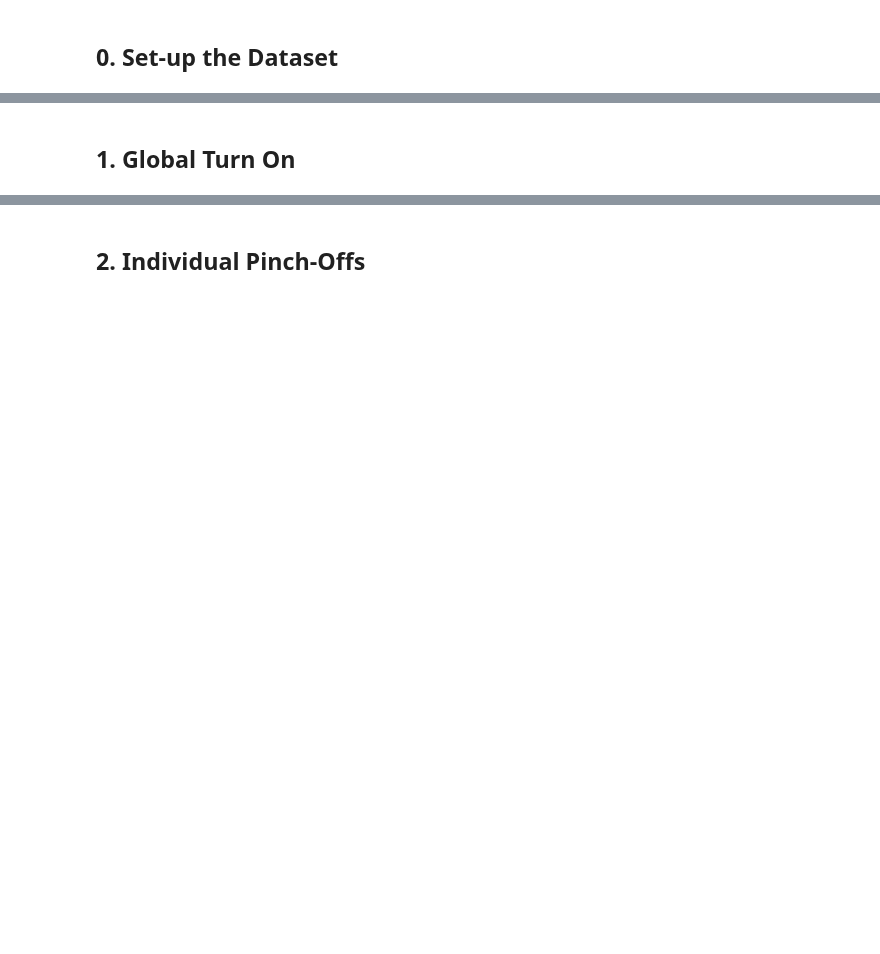
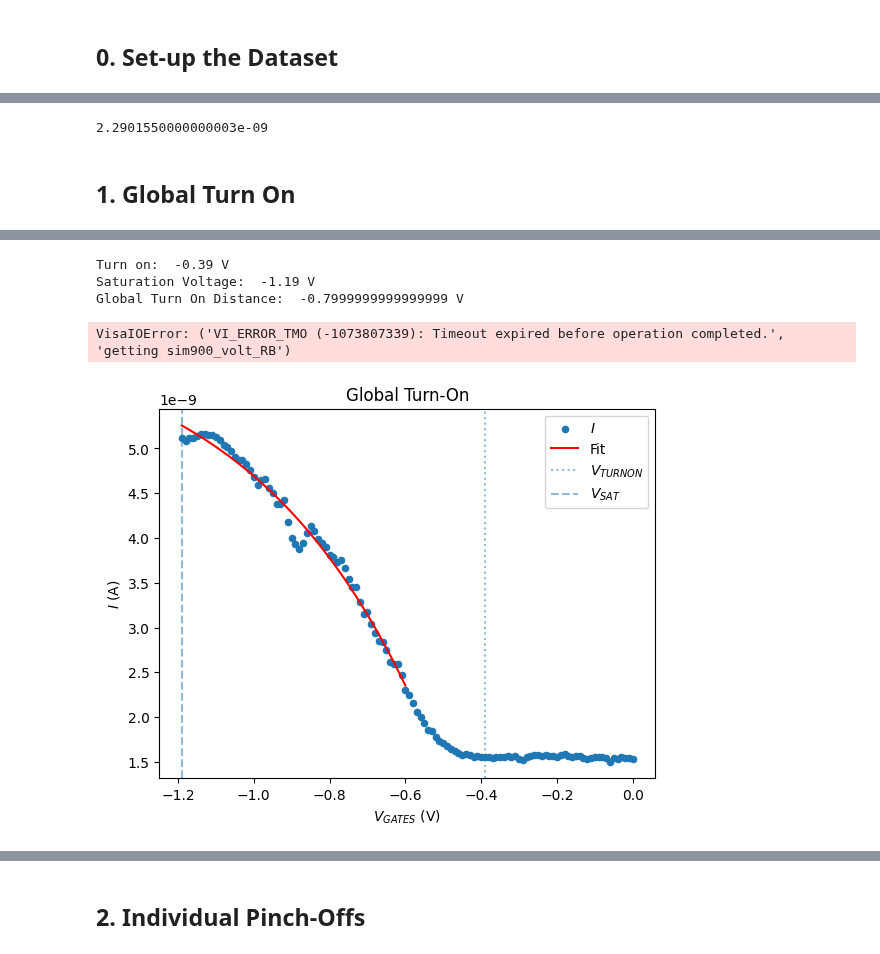
Before and after one commit to mainCSG/QuantumDotControl, a Jupyter notebook: autotuning/bootstrapping/notebooks/csg_equipment_test.ipynb, the cells around one changed output, grey strips where cells are left out. Drawn from its saved outputs; the diff is of its cells as text; code cells hidden in the pictures; blank space fills up the shorter version.

Commit message:
tested on a device, looks ok

```diff
--- a/autotuning/bootstrapping/notebooks/csg_equipment_test.ipynb
+++ b/autotuning/bootstrapping/notebooks/csg_equipment_test.ipynb
@@ -115,9 +113,7 @@ initialization_exp = load_or_create_experiment('Initialization Experiment', samp
 # %%
 station.sim900.set_smooth({
     'S': 0,
-    'STL': 0,
     'LB': 0,
-    'P': 0,
     'RB': 0,
     'STR':0
 })
@@ -145,34 +148,45 @@ device_info = {}
+# %%
+# Bias the device
+station.sim900.set_smooth({
+    'LB': 0,
+    'RB': 0,
+    'STR': 0
+})
+
+sensitivity = 1e-5 # A/V
+VBias = -7 # V
+
+min_current_threshold = np.abs(1.5 * sensitivity * station.agilent.volt())
+max_current_threshold = 10e-9
+
+station.sim900.set_smooth({'S': VBias})
+
+IBias = 0
+# %%
+print(min_current_threshold)
+# %% [output]
+2.2901550000000003e-09
 # %% [markdown]
 ## 1. Global Turn On
 # %%
-# Bias the device
-sensitivity = 1e-6 # A/V
-VBias = 10e-3 # V
-
-min_current_threshold = 0.05 * 1e-12
-max_current_threshold = 1e-12
-
-station.sim900.set_smooth({'S': VBias})
-
-time.sleep(1)
-
 def fit_data():
     dataset = qcodes.load_last_experiment().last_data_set()
     df = dataset.to_pandas_dataframe().reset_index()
-
+    print(df)
     df_current = df.copy()
     df_current = df_current.rename(columns={'agilent_volt': 'agilent_current'})
-    df_current.iloc[:,-1] = df_current.iloc[:,-1].mul(-1e-6).subtract(IBias) # sensitivity
+    df_current.iloc[:,-1] = df_current.iloc[:,-1].mul(sensitivity).subtract(IBias) # sensitivity
 
-    axes = df_current.plot.scatter(y='agilent_current', x='sim900_volt_STL', linewidth=1, s=20, label=r'$I$')
+    axes = df_current.plot.scatter(y='agilent_current', x='sim900_volt_LB', linewidth=1, s=20, label=r'$I$')
     axes.set_ylabel(r'$I$ (A)')
     axes.set_xlabel(r'$V_{GATES}$ (V)')
     axes.set_title('Global Turn-On')
 
     mask = df_current['agilent_current'] > min_current_threshold # arbitrary current value, change if needed
-    X_thres = df_current['sim900_volt_STL'][mask]
+    X_thres = df_current['sim900_volt_LB'][mask]
     Y_thres = df_current['agilent_current'][mask]
-    guess = (-max(Y_thres), -1, min(X_thres), max(Y_thres))
+
+    guess = (-max(Y_thres), 0.5, min(X_thres), max(Y_thres))
 
     fit_params, fit_cov = scipy.optimize.curve_fit(exp_fit, X_thres, Y_thres, guess)
     a, b, x0, y0 = fit_params
@@ -180,7 +194,8 @@ def fit_data():
     plt.plot(X_thres, exp_fit(X_thres, a,b,x0,y0), 'r-', label='Fit')
 
     V_turn_on =  round(np.log(-y0/a)/b + x0,3)
-    V_sat = df_current['sim900_volt_STL'].iloc[-1]
+    V_sat = df_current['sim900_volt_LB'].iloc[-1]
+
     print("Turn on: ", V_turn_on, "V")
     print("Saturation Voltage: ", V_sat, "V")
     axes.axvline(x=V_turn_on, alpha=0.5, linestyle=':',label=r'$V_{TURNON}$')
@@ -194,31 +209,36 @@ def fit_data():
     device_info['Turn On Distance'] = V_sat - V_turn_on
 
 def max_current():
-    I = -sensitivity * station.agilent.volt() - IBias
+    I = sensitivity * station.agilent.volt() - IBias
 
     I_threshold = max_current_threshold # A
     return np.abs(I) > I_threshold
 
 station.sim900.set_smooth({
-    'STL': 0,
     'LB': 0,
-    'P': 0,
     'RB': 0,
     'STR':0
 })
 
-time.sleep(1)
+max_V = -1.4 # V
+# N = int((np.abs(max_V) / 1e-3) + 1)
+N = int(np.abs(max_V) / 0.01) + 1
 
-max_V = 10e-3
-N = int((max_V / 1e-3) + 1)
-
-sweep_STL = LinSweep(station.sim900.volt_STL, 0, max_V, N, 0.01, get_after_set=True)
+# sweep_STL = LinSweep(station.sim900.volt_STL, 0, max_V, N, 0.01, get_after_set=True)
 sweep_LB = LinSweep(station.sim900.volt_LB, 0, max_V, N, 0.01, get_after_set=True)
-sweep_P = LinSweep(station.sim900.volt_P, 0, max_V, N, 0.01, get_after_set=True)
+# sweep_P = LinSweep(station.sim900.volt_P, 0, max_V, N, 0.01, get_after_set=True)
 sweep_RB = LinSweep(station.sim900.volt_RB, 0, max_V, N, 0.01, get_after_set=True)
 sweep_STR = LinSweep(station.sim900.volt_STR, 0, max_V, N, 0.01, get_after_set=True)
 
-gate_sweeps = [sweep_STL, sweep_LB, sweep_P, sweep_RB, sweep_STR]
+# order of sweep matters
+gate_sweeps = [
+    # sweep_STL,
+    sweep_STR,
+    sweep_LB,
+    # sweep_P,
+    sweep_RB,
+
+]
 
 global_turn_on,_,_ = dond(
     TogetherSweep(
@@ -230,3 +250,4 @@ global_turn_on,_,_ = dond(
     measurement_name='Global Turn On',
     exp=initialization_exp,
 ) # Return A tuple of QCoDeS DataSet, Matplotlib axis, Matplotlib colorbar.
+# %% [output]
@@ -232,0 +286,5 @@ global_turn_on,_,_ = dond(
+Turn on:  -0.39 V
+Saturation Voltage:  -1.19 V
+Global Turn On Distance:  -0.7999999999999999 V
+VisaIOError: ('VI_ERROR_TMO (-1073807339): Timeout expired before operation completed.', 'getting sim900_volt_RB')
+[figure, added]
```
Also changed, not shown: parts of 9 cells of this notebook, 1 other file.
